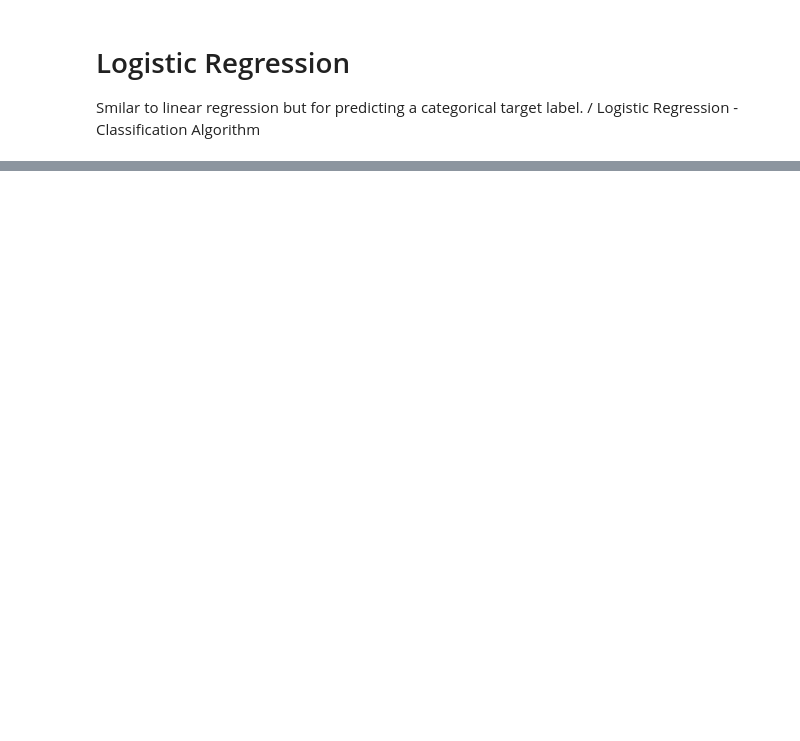
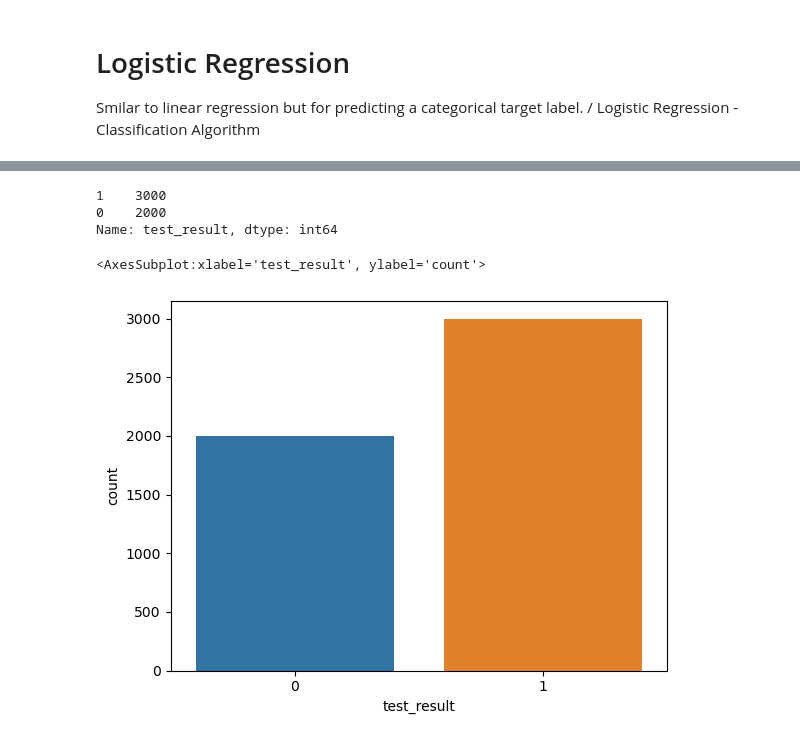
Before and after one commit to NadeemDin/ML-Logistic-Regression, a Jupyter notebook: Logistic Regression Notes.ipynb, the cells around one changed output, grey strips where cells are left out. Saved outputs shown, nothing was run; the diff lists cells and outputs as text; code cells hidden in the pictures; blank space fills up the shorter version.

```diff
--- a/Logistic Regression Notes.ipynb
+++ b/Logistic Regression Notes.ipynb
@@ -76,0 +75,2 @@ df = pd.read_csv()
+# %%
+df = pd.read_csv("DATA/hearing_test.csv")
@@ -76,0 +100,12 @@ df = pd.read_csv()
+# %%
+#count of how many people passed or failed
+df['test_result'].value_counts()
+# %% [output]
+1    3000
+0    2000
+Name: test_result, dtype: int64
+# %%
+sns.countplot(data=df, x='test_result')
+# %% [output]
+<AxesSubplot:xlabel='test_result', ylabel='count'>
+[figure, added]
```
Also changed, not shown: parts of 39 cells of this notebook.
